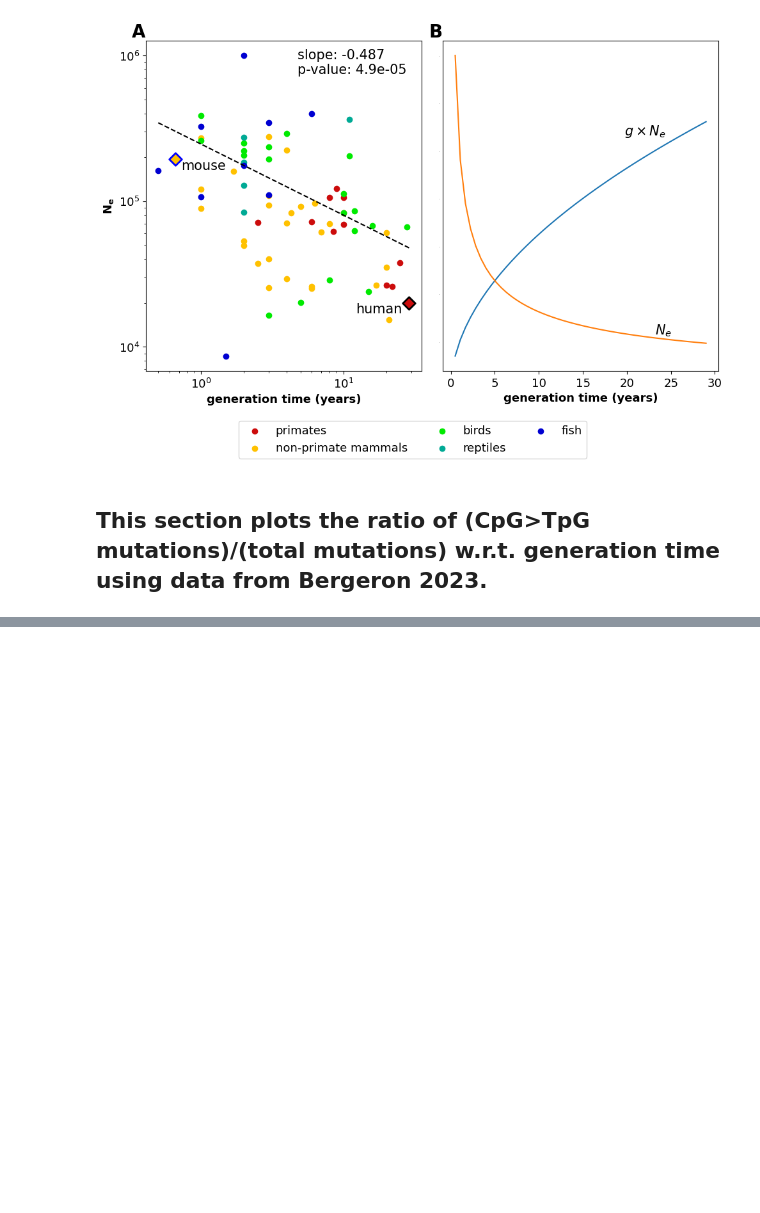
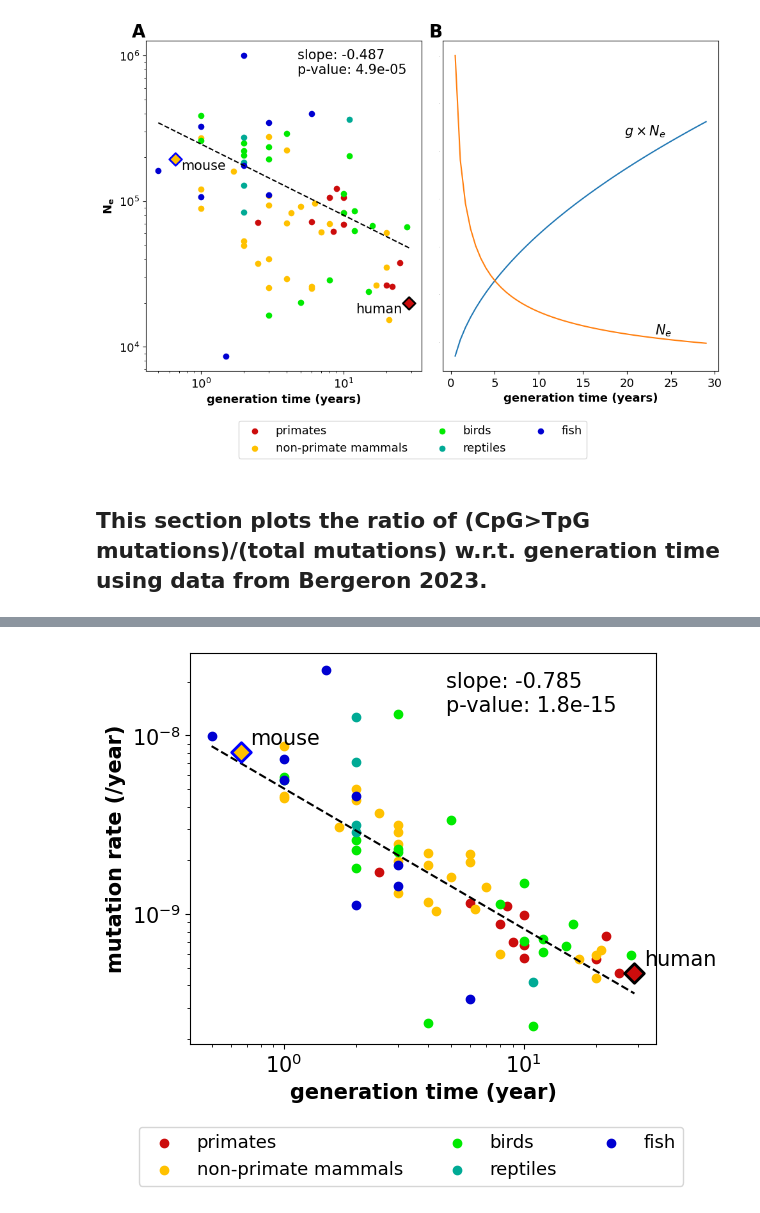
Before and after one commit to harrispopgen/clocklike-DBH, a Jupyter notebook: DBH_plots.ipynb, the cells around one changed output, grey strips where cells are left out. Saved outputs shown, nothing was run; the diff lists cells and outputs as text; code cells hidden in the pictures; blank space fills up the shorter version.

```diff
--- a/DBH_plots.ipynb
+++ b/DBH_plots.ipynb
@@ -136,7 +136,7 @@ def format_axis_ticks(ax, which_axis, keep_labels=False, keep_ticks=False, which
         assert which_axis == "both"
         ax.tick_params(which=which, left=keep_ticks, labelleft=keep_labels, bottom=keep_ticks, labelbottom=keep_labels)
 
-def plot_regression_line_on_logscale(intercept, slope, x_bounds, text_pos=(0.7, 0.85), p_value=None, ax=None):
+def plot_regression_line_on_logscale(intercept, slope, x_bounds, text_pos=(0.7, 0.85), fontsize=15, p_value=None, ax=None):
     if ax is None:
         fig, ax = plt.subplots()
     y = np.power(10, intercept) * np.power(x_bounds, slope)
@@ -146,7 +146,7 @@ def plot_regression_line_on_logscale(intercept, slope, x_bounds, text_pos=(0.7,
         text = f"slope: {slope:.3f}\np-value: {p_val_str}"
     else:
         text = f"slope: {slope:.3f}"
-    ax.text(text_pos[0], text_pos[1], text, transform=ax.transAxes, fontsize=15)
+    ax.text(text_pos[0], text_pos[1], text, transform=ax.transAxes, fontsize=fontsize)
 
 def load_and_plot_r_dbh_output(mutation_rate_unit, ne_unit, ne_bounds, ax=None):
     ''' load the dbh PGLS output (slope, intercept) from R and plot the regression line on plot '''
@@ -344,0 +400,4 @@ after filtering by minimum count, reduced 68 species to 36
+# %%
+plot_mu_vs_generation(df_vertebrate, vertebrate_group_name2idx_map, cmap)
+# %% [output]
+[figure, added]
```
Also changed, not shown: parts of 6 cells of this notebook.
